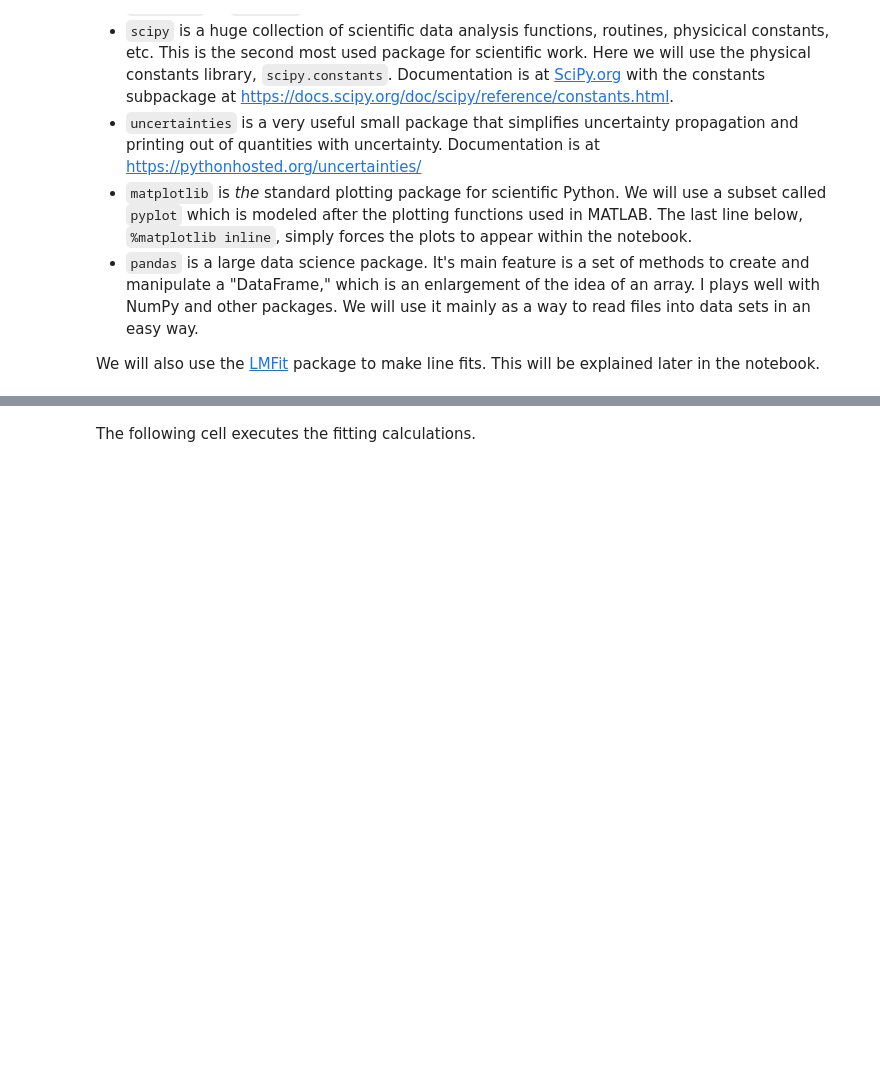
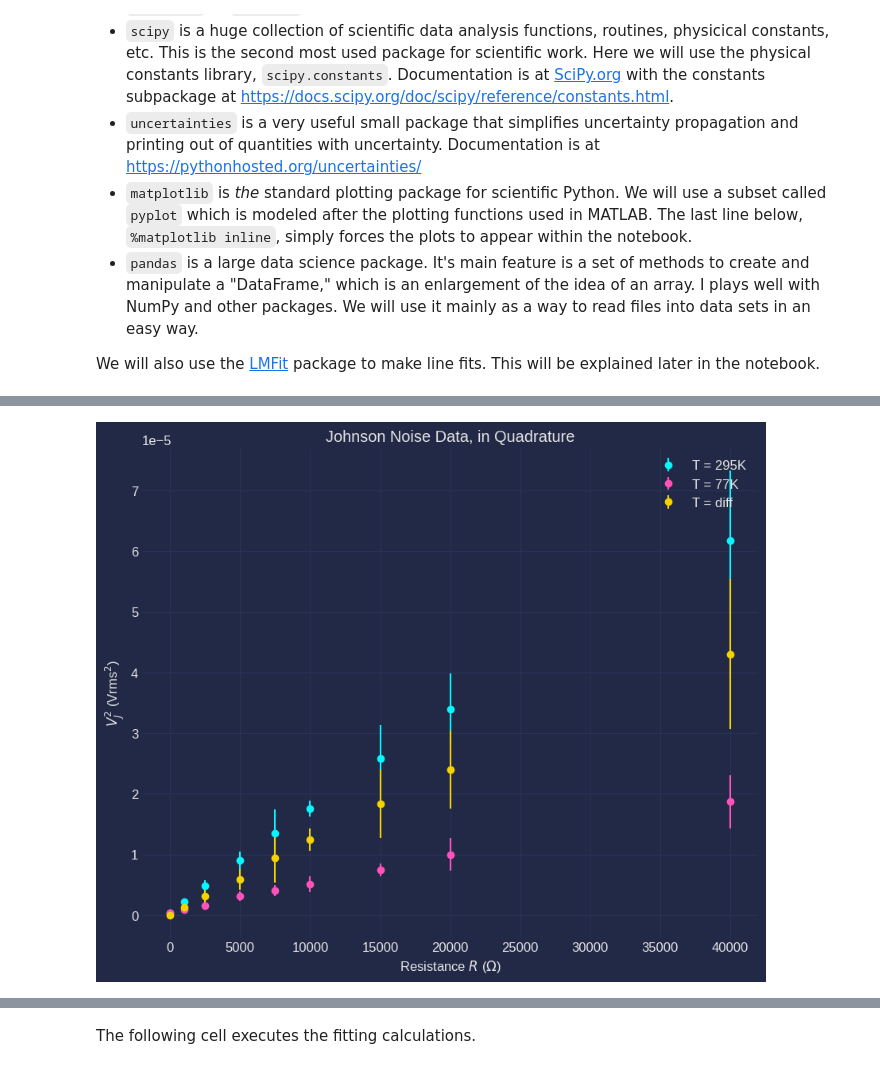
Before and after one commit to nattitanic/phys431, a Jupyter notebook: johnson-and-shot-noise-main/Noise Analysis (template, 2024).ipynb, the cells around one changed output, grey strips where cells are left out. Drawn from its saved outputs; the diff is of its cells as text; code cells hidden in the pictures; blank space fills up the shorter version.

```diff
--- a/johnson-and-shot-noise-main/Noise Analysis (template, 2024).ipynb
+++ b/johnson-and-shot-noise-main/Noise Analysis (template, 2024).ipynb
@@ -193,0 +326,15 @@ plt.legend();
+# %%
+# Let's start by forming the uncertainty objects:
+J_294['Vrms (V) unc'] = unp.uarray(J_294['Vrms (V)'], J_294['DV (V)'])
+J_ln2['Vrms (V) unc'] = unp.uarray(J_ln2['Vrms (V)'], J_ln2['DV (V)'])
+
+# Now lets square the values
+J_294['Vms (V)'] = J_294['Vrms (V) unc'] ** 2
+J_ln2['Vms (V)'] = J_ln2['Vrms (V) unc'] ** 2
+
+# Finally lets take the difference of 295k and 77k
+J_diff = pd.DataFrame({'R (ohms)' : J_294['R (ohms)']})
+J_diff['Vms (V) diff'] = J_294['Vms (V)'] - J_ln2['Vms (V)']
+
+J_294
+J_diff
@@ -194,3 +352,30 @@ plt.legend();
+# %%
+## Plot the results
+## Header commands provided to format plot
+## Uncertainties here are also 10xed to be visible on the plot.
+fig_quad, ax_quad = plt.subplots()
+ax_quad.grid(color='#2A3459')
+ax_quad.set_title('Johnson Noise Data, in Quadrature')
+ax_quad.set_ylabel(r'$V^2_J$ (Vrms$^2$)')
+ax_quad.set_xlabel(r'Resistance $R$ ($\Omega$)')
+## Add your code here
+ax_quad.errorbar(J_294['R (ohms)'],
+                 unp.nominal_values(J_294['Vms (V)']),
+                 unp.std_devs(J_294['Vms (V)']) * 10,
+                 label='T = 295K', fmt='o')
+
+ax_quad.errorbar(J_ln2['R (ohms)'],
+                 unp.nominal_values(J_ln2['Vms (V)']),
+                 unp.std_devs(J_ln2['Vms (V)']) * 10,
+                 label='T = 77K', fmt='o')
+ax_quad.errorbar(J_diff['R (ohms)'],
+                 unp.nominal_values(J_diff['Vms (V) diff']),
+                 unp.std_devs(J_diff['Vms (V) diff']) * 10,
+                 label='T = diff', fmt='o')
+
+ax_quad.legend();
+# %% [output]
+[figure, added]
 # %% [markdown]
 ### Part b. Fit the modified data
 
```
Also changed, not shown: parts of 69 cells of this notebook, 57 other files.
